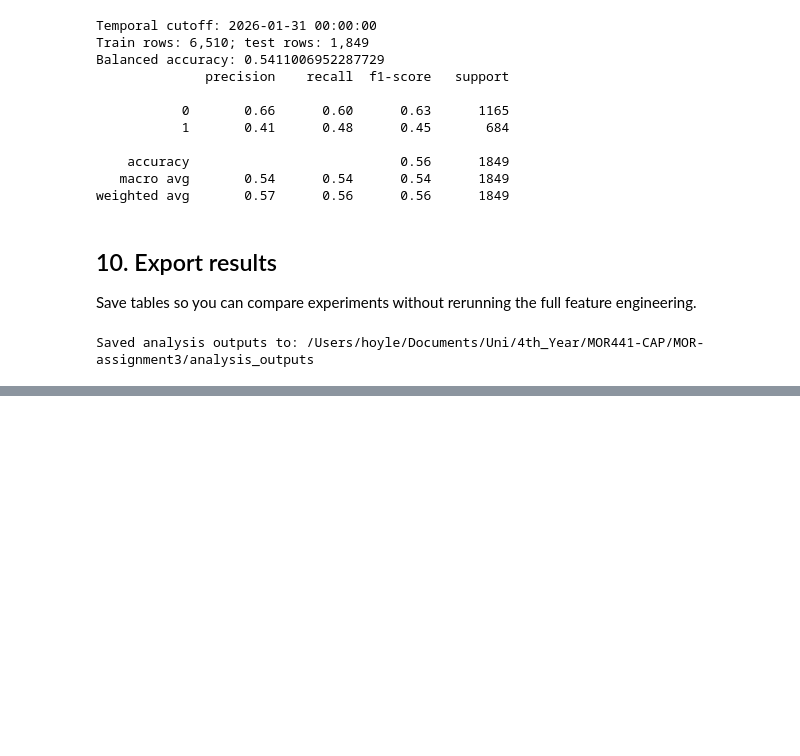
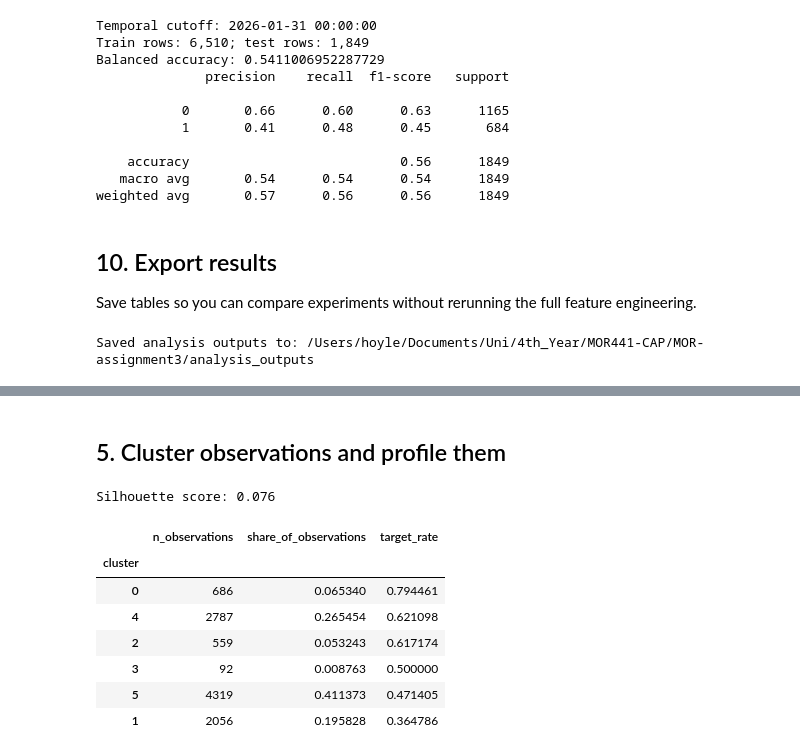
Before and after one commit to Trist4/MOR-assignment3, a Jupyter notebook: time_aware_clusters_knn.ipynb, the cells around one changed output, grey strips where cells are left out. Cells and saved outputs as stored; diff of their text form; code cells hidden in the pictures; blank space fills up the shorter version.

```diff
--- a/time_aware_clusters_knn.ipynb
+++ b/time_aware_clusters_knn.ipynb
@@ -791,0 +1199,58 @@ Saved analysis outputs to: /Users/hoyle/Documents/Uni/4th_Year/MOR441-CAP/MOR-as
+# %% [markdown]
+## 5. Cluster observations and profile them
+# %%
+def numeric_matrix(frame):
+    numeric = frame.select_dtypes(include=[np.number, "bool"]).copy()
+    numeric = numeric.replace([np.inf, -np.inf], np.nan)
+    numeric = numeric.dropna(axis=1, how="all")
+    numeric = numeric.loc[:, numeric.nunique(dropna=True) > 1]
+    return numeric
+
+X_num = numeric_matrix(X)
+cluster_prep = make_pipeline(
+    SimpleImputer(strategy="median"),
+    StandardScaler(),
+)
+Z = cluster_prep.fit_transform(X_num)
+
+kmeans = KMeans(
+    n_clusters=N_CLUSTERS,
+    random_state=RANDOM_STATE,
+    n_init=10,
+)
+labels = kmeans.fit_predict(Z)
+
+if len(Z) > 5000:
+    rng = np.random.default_rng(RANDOM_STATE)
+    sample_idx = rng.choice(len(Z), size=5000, replace=False)
+    silhouette = silhouette_score(Z[sample_idx], labels[sample_idx])
+elif len(np.unique(labels)) > 1 and len(Z) > N_CLUSTERS:
+    silhouette = silhouette_score(Z, labels)
+else:
+    silhouette = np.nan
+
+cluster_results = pd.DataFrame(
+    {"cluster": labels, "target": y.reindex(X_num.index)}
+)
+cluster_profiles = X_num.assign(cluster=labels).groupby("cluster").mean(numeric_only=True)
+cluster_profiles["n_observations"] = cluster_results.groupby("cluster").size()
+cluster_profiles["target_rate"] = cluster_results.groupby("cluster")["target"].mean()
+cluster_profiles["share_of_observations"] = (
+    cluster_profiles["n_observations"] / len(cluster_results)
+)
+
+print(f"Silhouette score: {silhouette:.3f}")
+display(
+    cluster_profiles[["n_observations", "share_of_observations", "target_rate"]]
+    .sort_values("target_rate", ascending=False)
+)
+# %% [output]
+Silhouette score: 0.076
+|  | n_observations | share_of_observations | target_rate |
+| cluster |  |  |  |
+| 0 | 686 | 0.065340 | 0.794461 |
+| 4 | 2787 | 0.265454 | 0.621098 |
+| 2 | 559 | 0.053243 | 0.617174 |
+| 3 | 92 | 0.008763 | 0.500000 |
+| 5 | 4319 | 0.411373 | 0.471405 |
+| 1 | 2056 | 0.195828 | 0.364786 |
```
Also changed, not shown: parts of 22 cells of this notebook.
